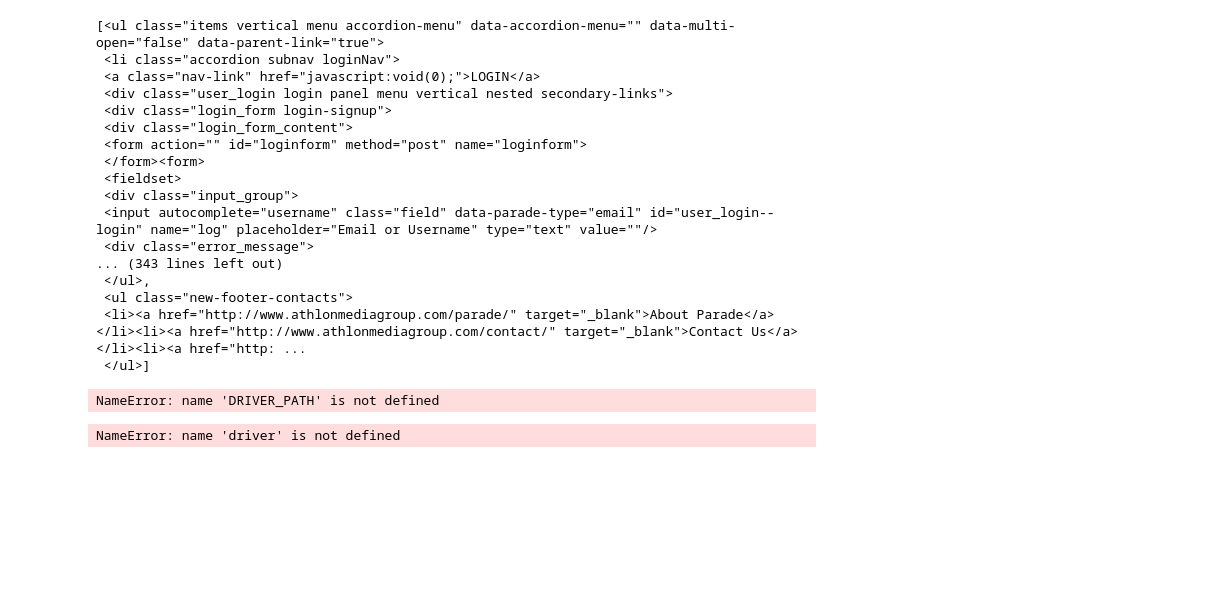
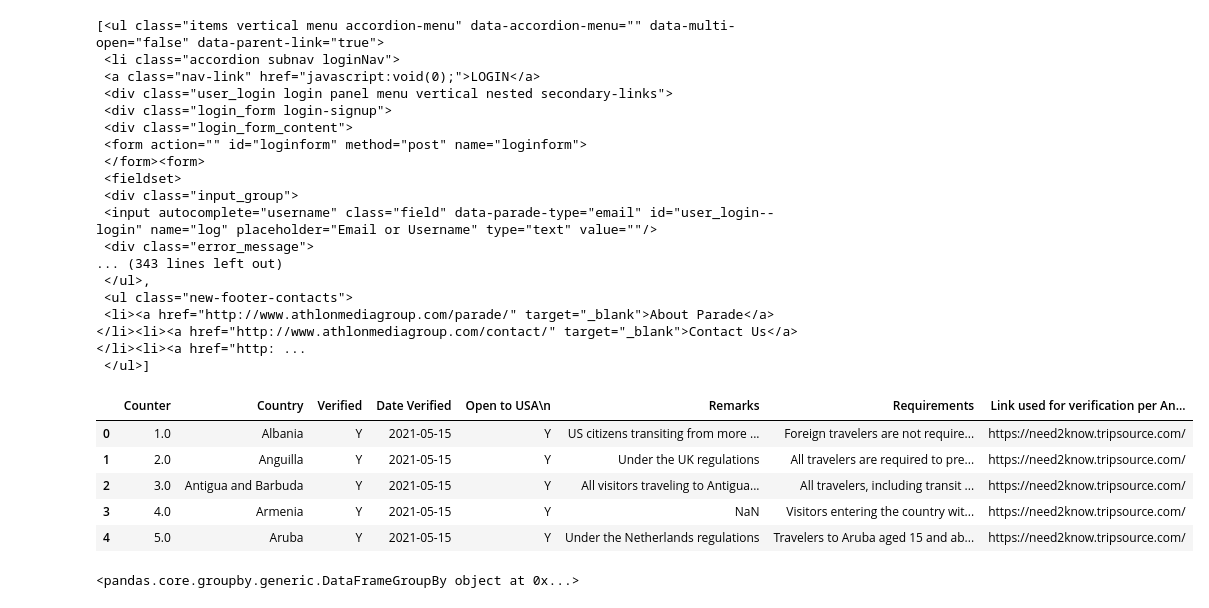
Before and after one commit to bossiilaria/Python, a Jupyter notebook: Open_Countries_For_Americans.ipynb, the cells around one changed output. Drawn from its saved outputs; the diff is of its cells as text; code cells hidden in the pictures; blank space fills up the shorter version.

Commit message:
Let'sTravel!

```diff
--- a/Open_Countries_For_Americans.ipynb
+++ b/Open_Countries_For_Americans.ipynb
@@ -51,21 +51,3 @@ soup.find_all('ul')
  <ul class="new-footer-contacts">
  <li><a href="http://www.athlonmediagroup.com/parade/" target="_blank">About Parade</a></li><li><a href="http://www.athlonmediagroup.com/contact/" target="_blank">Contact Us</a></li><li><a href="http: ...
  </ul>]
-# %%
-from selenium import webdriver
-from selenium.webdriver.chrome.options import Options
-
-options = Options()
-options.headless = True
-options.add_argument("--window-size=1920,1200")
-
-driver = webdriver.Chrome(options=options, executable_path=DRIVER_PATH)
-driver.get("https://parade.com/1202599/stephanieosmanski/countries-open-to-americans-right-now/")
-#print(driver.page_source)
-#driver.quit()
-# %% [output]
-NameError: name 'DRIVER_PATH' is not defined
-# %%
-driver.get('https://parade.com/1202599/stephanieosmanski/countries-open-to-americans-right-now/')
-# %% [output]
-NameError: name 'driver' is not defined
@@ -71,0 +56,11 @@ NameError: name 'driver' is not defined
+# %%
+data = pd.read_excel('05162021_List Of Countries.xlsx')
+# %%
+data.head()
+# %% [output]
+|  | Counter | Country | Verified | Date Verified | Open to USA\n | Remarks | Requirements | Link used for verification per An... |
+| 0 | 1.0 | Albania | Y | 2021-05-15 | Y | US citizens transiting from more ... | Foreign travelers are not require... | https://need2know.tripsource.com/ |
+| 1 | 2.0 | Anguilla | Y | 2021-05-15 | Y | Under the UK regulations | All travelers are required to pre... | https://need2know.tripsource.com/ |
+| 2 | 3.0 | Antigua and Barbuda | Y | 2021-05-15 | Y | All visitors traveling to Antigua... | All travelers, including transit ... | https://need2know.tripsource.com/ |
+| 3 | 4.0 | Armenia | Y | 2021-05-15 | Y | NaN | Visitors entering the country wit... | https://need2know.tripsource.com/ |
+| 4 | 5.0 | Aruba | Y | 2021-05-15 | Y | Under the Netherlands regulations | Travelers to Aruba aged 15 and ab... | https://need2know.tripsource.com/ |
@@ -71,0 +70,4 @@ NameError: name 'driver' is not defined
+# %%
+country
+# %% [output]
+<pandas.core.groupby.generic.DataFrameGroupBy object at 0x...>
```
Also changed, not shown: parts of 2 cells of this notebook, 1 other file.
